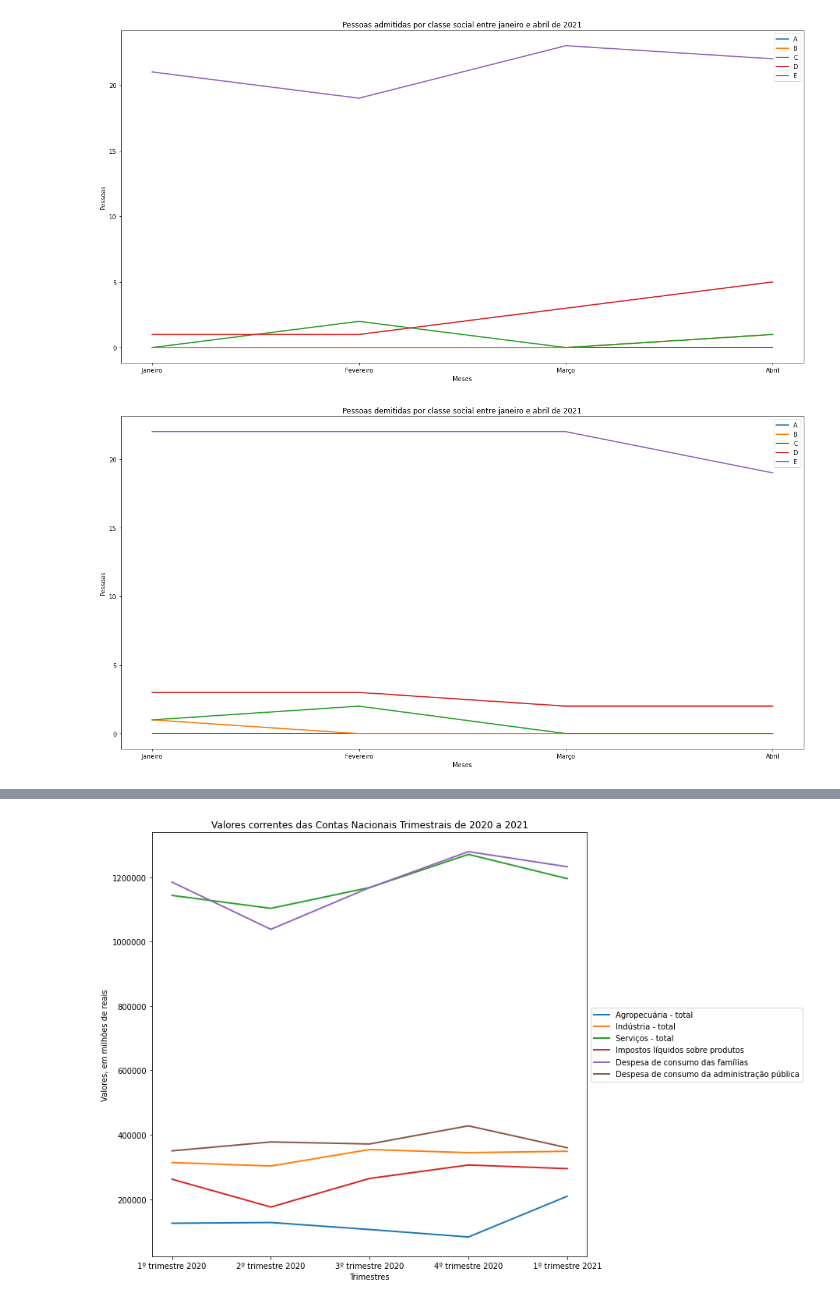
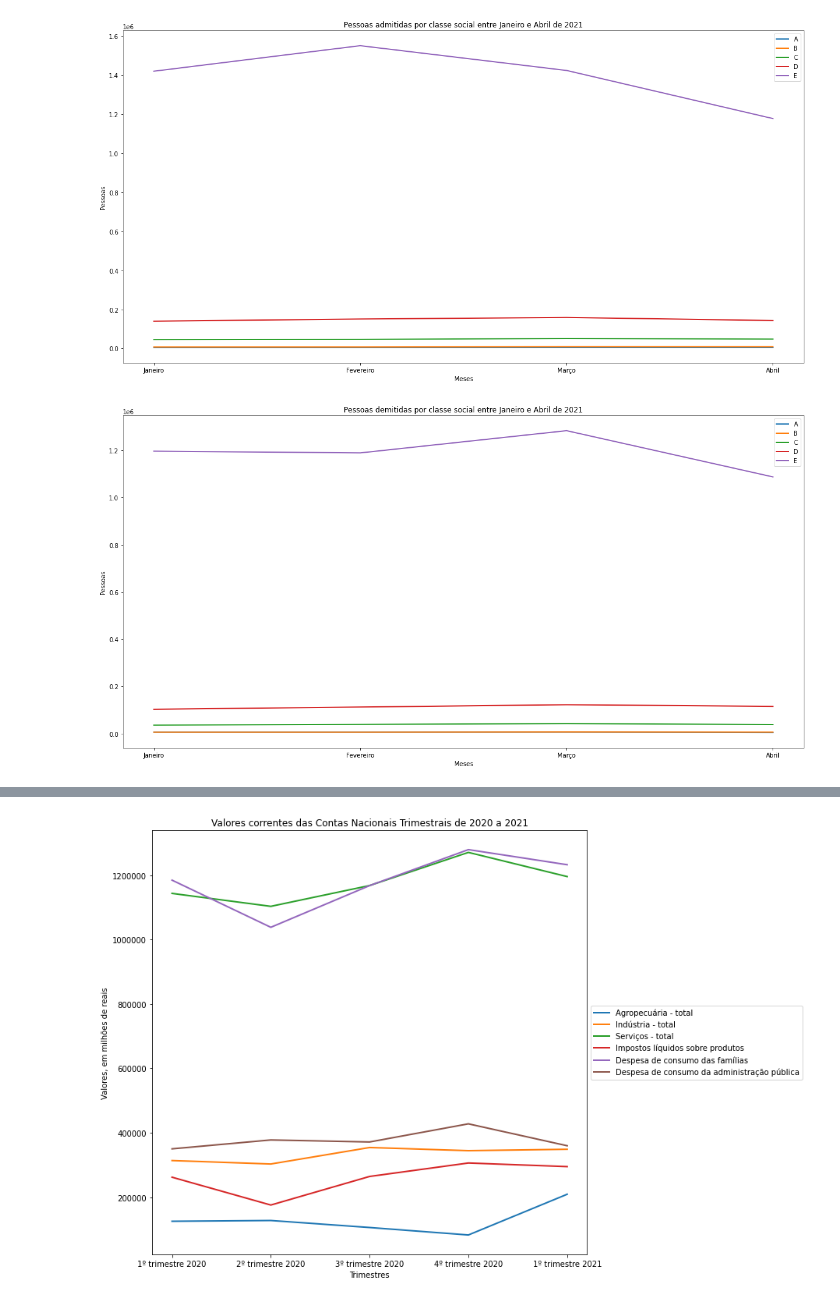
Before and after one commit to barbaraport/analise-empregabilidade-caged, a Jupyter notebook: analise-empregabilidade-caged.ipynb, the cells around one changed output, grey strips where cells are left out. Cells and saved outputs as stored; diff of their text form; code cells hidden in the pictures.

```diff
--- a/analise-empregabilidade-caged.ipynb
+++ b/analise-empregabilidade-caged.ipynb
@@ -211,11 +207,12 @@ def plotGraficoEmpregoGenero(mulheres,homens,label_homens,label_mulheres,xlabel,
 #Admissões e demissões por gênero 2020
 empregoPorGenero2020 = {}
 for mes in movimento2020:
-    empregoPorGenero2020[mes]=contagemEmpregoSexo(movimento2020[mes].sample(50).groupby(['tipomovimentação'])['sexo'].value_counts().to_dict())
+    empregoPorGenero2020[mes]=contagemEmpregoSexo(movimento2020[mes].groupby(['tipomovimentação'])['sexo'].value_counts().to_dict())
+
 #Admissões e demissões por gênero 2021
 empregoPorGenero2021 = {}
 for mes in movimento2021:
-    empregoPorGenero2021[mes]=contagemEmpregoSexo(movimento2021[mes].sample(50).groupby(['tipomovimentação'])['sexo'].value_counts().to_dict())
+    empregoPorGenero2021[mes]=contagemEmpregoSexo(movimento2021[mes].groupby(['tipomovimentação'])['sexo'].value_counts().to_dict())
 # %%
 #função para renderizar o gráfico de emprego de acordo com a classe social
 def plotGraficoEmpregoClasseSocial(lista_A,lista_B,lista_C,lista_D,lista_E,ylabel,xlabel,title,tamanhox,tamanhoy,meses):
@@ -301,12 +300,12 @@ def plotGraficoEmpregoFaixaEtaria(lista_Jovens,lista_Adultos,lista_Idosos,ylabel
 #Admissões e demissões por classe social 2020
 empregoPorClasseSocial2020 = {}
 for mes in movimento2020:
-    empregoPorClasseSocial2020[mes]=contagemEmpregoClasseSocial(movimento2020[mes][['tipomovimentação','salário']].sample(50).to_dict('records'))
+    empregoPorClasseSocial2020[mes]=contagemEmpregoClasseSocial(movimento2020[mes][['tipomovimentação','salário']].to_dict('records'))
 
 #Admissões e demissões por classe social 2021
 empregoPorClasseSocial2021 = {}
 for mes in movimento2021:
-    empregoPorClasseSocial2021[mes]=contagemEmpregoClasseSocial(movimento2021[mes][['tipomovimentação','salário']].sample(50).to_dict('records'))
+    empregoPorClasseSocial2021[mes]=contagemEmpregoClasseSocial(movimento2021[mes][['tipomovimentação','salário']].to_dict('records'))
 # %%
 lista_A_admitidos2020 = []
 lista_A_demitidos2020 = []
@@ -359,37 +359,39 @@ lista_C_demitidos2021 = []
 lista_D_admitidos2021 = []
 lista_D_demitidos2021 = []
 lista_E_admitidos2021 = []
 lista_E_demitidos2021 = []
 for mes,dic in empregoPorClasseSocial2021.items():
     lista_A_admitidos2021.append(dic['admitidos']['A'])
     lista_A_demitidos2021.append(dic['demitidos']['A'])
     lista_B_admitidos2021.append(dic['admitidos']['B'])
     lista_B_demitidos2021.append(dic['demitidos']['B'])
     lista_C_admitidos2021.append(dic['admitidos']['C'])
     lista_C_demitidos2021.append(dic['demitidos']['C'])
     lista_D_admitidos2021.append(dic['admitidos']['D'])
     lista_D_demitidos2021.append(dic['demitidos']['D'])
     lista_E_admitidos2021.append(dic['admitidos']['E'])
     lista_E_demitidos2021.append(dic['demitidos']['E'])
+
 #gráfico das pessoas admitidas por classe social entre janeiro e abril de 2021
 plotGraficoEmpregoClasseSocial(
     lista_A_admitidos2021,
     lista_B_admitidos2021,
     lista_C_admitidos2021,
     lista_D_admitidos2021,
     lista_E_admitidos2021,
-    'Pessoas','Meses','Pessoas admitidas por classe social entre janeiro e abril de 2021',20,10,meses_grafico2021)
+    'Pessoas','Meses','Pessoas admitidas por classe social entre Janeiro e Abril de 2021',20,10,meses_grafico2021)
+
 #gráfico das pessoas demitidas por classe social entre janeiro e abril de 2021
 plotGraficoEmpregoClasseSocial(
     lista_A_demitidos2021,
     lista_B_demitidos2021,
     lista_C_demitidos2021,
     lista_D_demitidos2021,
     lista_E_demitidos2021,
-    'Pessoas','Meses','Pessoas demitidas por classe social entre janeiro e abril de 2021',20,10,meses_grafico2021)
+    'Pessoas','Meses','Pessoas demitidas por classe social entre Janeiro e Abril de 2021',20,10,meses_grafico2021)
 # %% [output]
-[figure, old version]
+[figure, new version]
-[figure, old version]
+[figure, new version]
 # %%
 #Admissões e demissões por faixa etária 2020
 empregoPorFaixaEtaria2020 = {}
```
Also changed, not shown: parts of 27 cells of this notebook.
